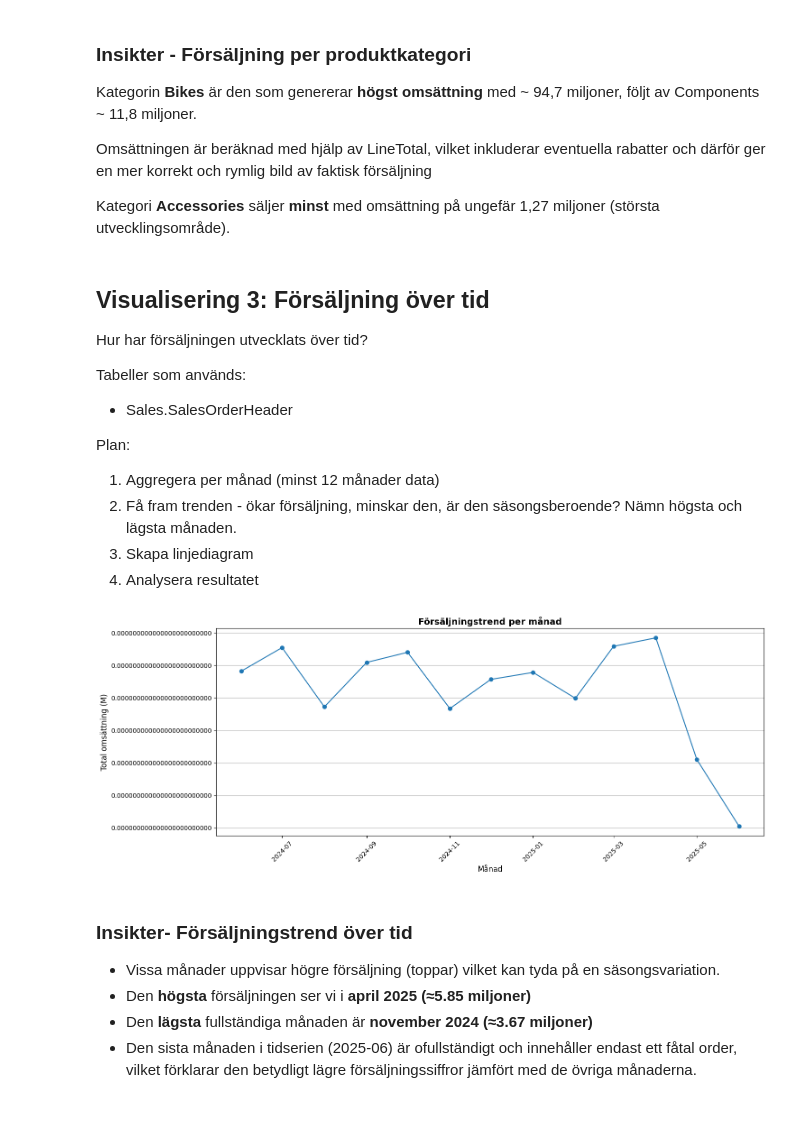
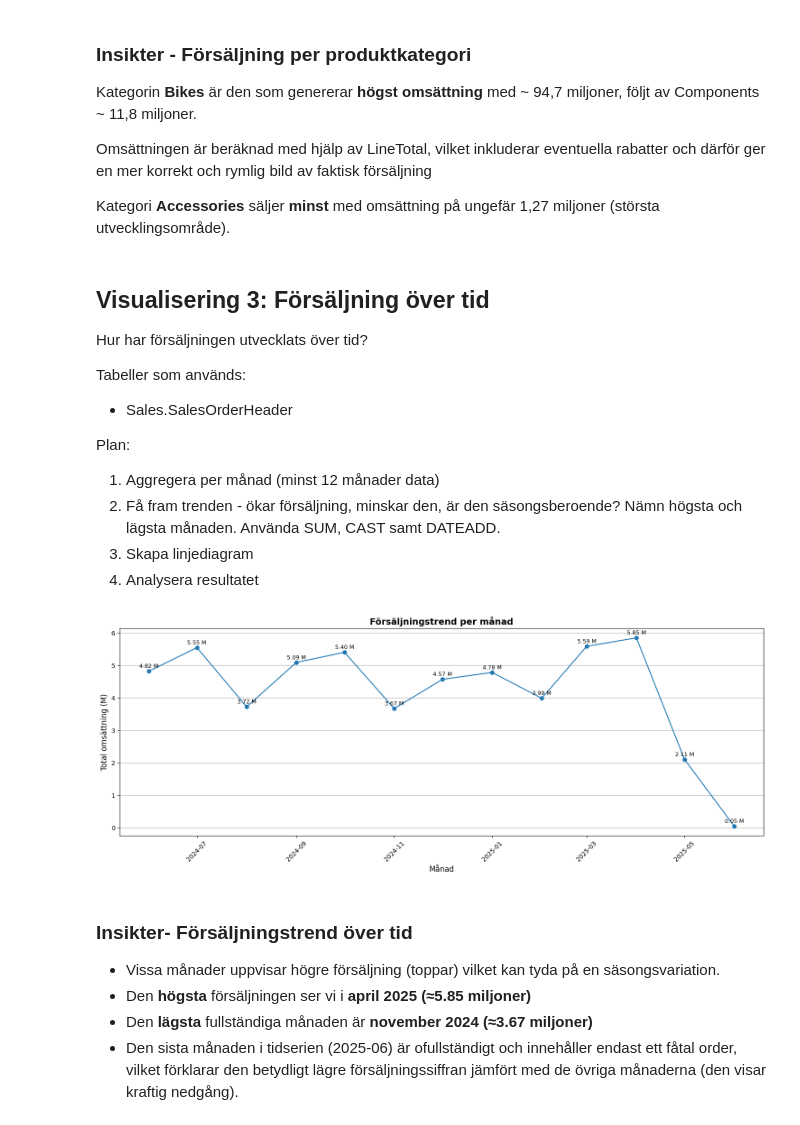
Before and after one commit to KataBeh/adventureworks-analys, a Jupyter notebook: notebooks/analys.ipynb, the cells around one changed output. Drawn from its saved outputs; the diff is of its cells as text; code cells hidden in the pictures.

```diff
--- a/notebooks/analys.ipynb
+++ b/notebooks/analys.ipynb
@@ -171,7 +171,7 @@ Tabeller som används:
 
 Plan:
 1. Aggregera per månad (minst 12 månader data)
-2. Få fram trenden - ökar försäljning, minskar den, är den säsongsberoende? Nämn högsta och lägsta månaden.
+2. Få fram trenden - ökar försäljning, minskar den, är den säsongsberoende? Nämn högsta och lägsta månaden. Använda SUM, CAST samt DATEADD.
 3. Skapa linjediagram
 4. Analysera resultatet
 # %%
@@ -193,37 +193,43 @@ ORDER BY
 
 df_vis3 = query_df(query_vis3)
 # %%
+from matplotlib.ticker import FuncFormatter
+
 df_vis3['YearMonth'] = pd.to_datetime(df_vis3['YearMonth'])
 df_vis3['TotalSales'] = pd.to_numeric(df_vis3['TotalSales'], errors='coerce')
+df_vis3 = df_vis3.dropna(subset=['TotalSales']).sort_values('YearMonth')
+
 df_vis3['TotalSales_M'] = df_vis3['TotalSales'] / 1_000_000
 
 fig, ax = plt.subplots(figsize = (15, 6))
-plt.plot(df_vis3['YearMonth'], df_vis3['TotalSales_M'], marker="o", linestyle="-")
+
+ax.plot(df_vis3['YearMonth'], df_vis3['TotalSales_M'], marker="o", linestyle="-")
 
 ax.set_title('Försäljningstrend per månad', fontsize= 14, fontweight= 'bold')
 ax.set_xlabel('Månad', fontsize = 12)
 ax.set_ylabel('Total omsättning (M)', fontsize = 12)
 ax.grid(True, axis='y')
 ax.ticklabel_format(style='plain', axis='y')
+
 plt.xticks(rotation= 45)
 
 for x, y in zip(df_vis3['YearMonth'], df_vis3['TotalSales_M']):
     ax.text(
         x,
         y + 0.1,
         f'{y:.2f} M',
         ha = 'center',
         fontsize = 9
     )
 
 plt.tight_layout()
 plt.show()
 # %% [output]
-[figure, old version]
+[figure, new version]
 # %% [markdown]
 ### Insikter- Försäljningstrend över tid
 
 - Vissa månader uppvisar högre försäljning (toppar) vilket kan tyda på en säsongsvariation.
 - Den **högsta** försäljningen ser vi i **april 2025 (≈5.85 miljoner)**
 - Den **lägsta** fullständiga månaden är **november 2024 (≈3.67 miljoner)**
-- Den sista månaden i tidserien (2025-06) är ofullständigt och innehåller endast ett fåtal order, vilket förklarar den betydligt lägre försäljningssiffror jämfört med de övriga månaderna.
+- Den sista månaden i tidserien (2025-06) är ofullständigt och innehåller endast ett fåtal order, vilket förklarar den betydligt lägre försäljningssiffran jämfört med de övriga månaderna (den visar kraftig nedgång).
```
Also changed, not shown: parts of 4 cells of this notebook, 1 other file.
